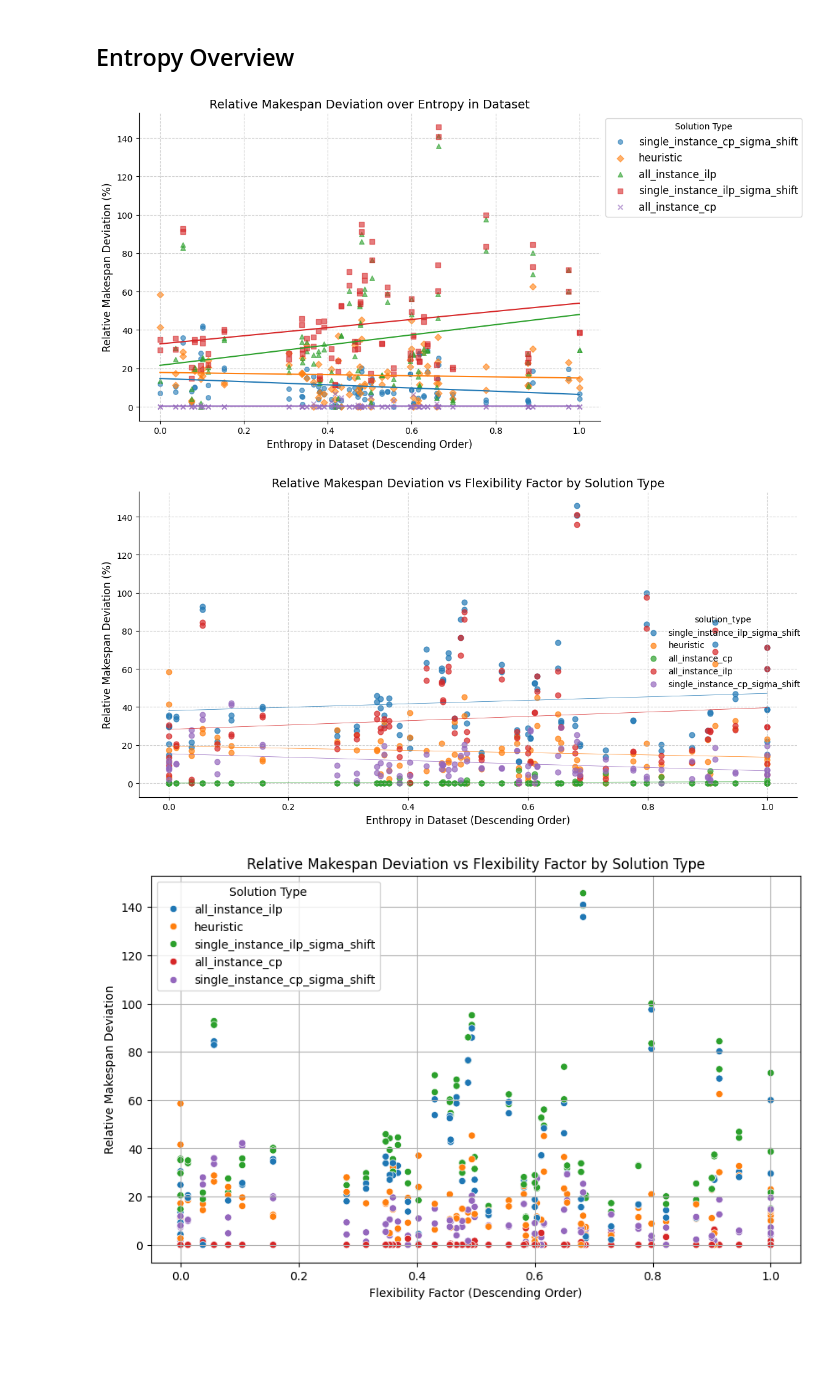
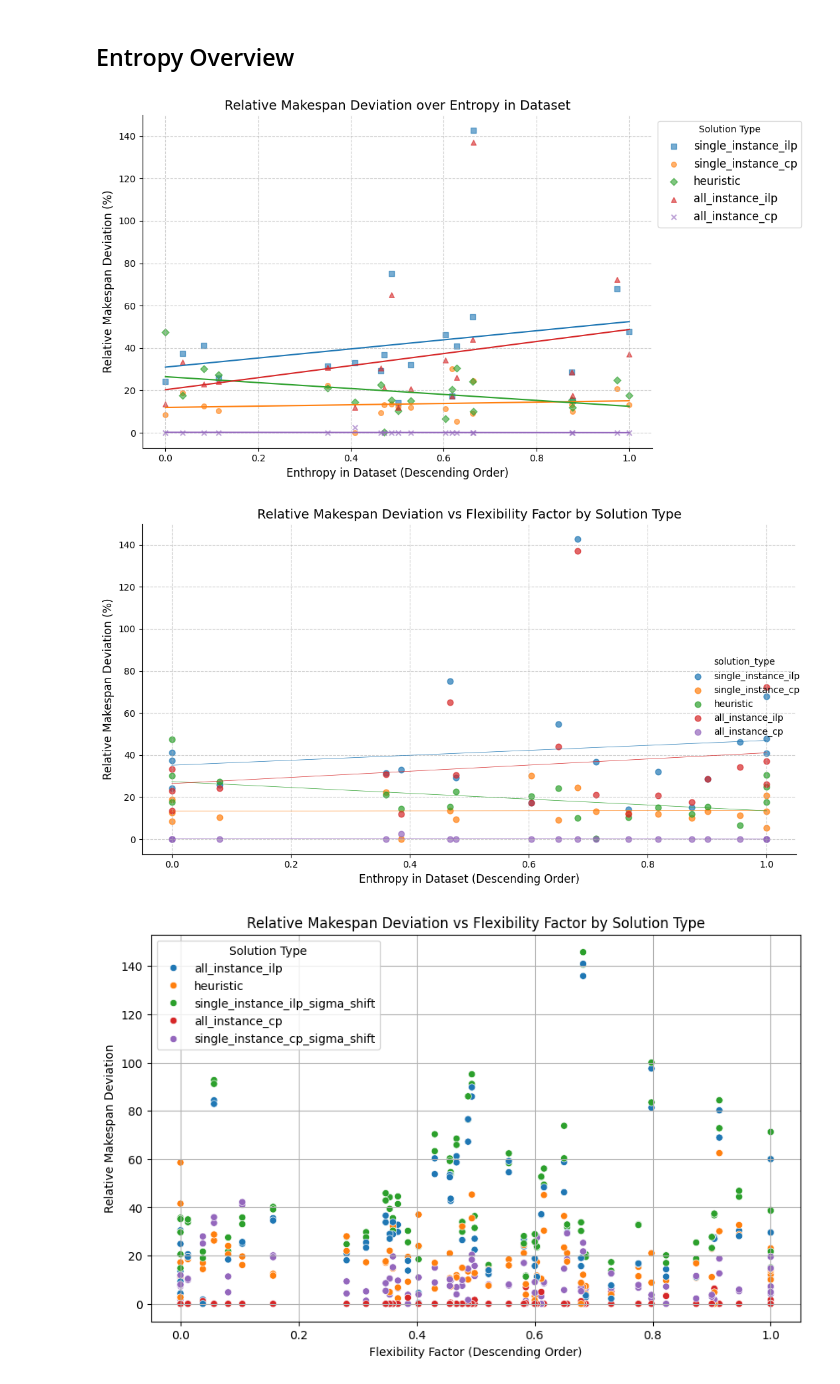
Before and after one commit to Schlixmann/ra_pst_py, a Jupyter notebook: evaluation.ipynb, the cells around one changed output. Drawn from its saved outputs; the diff is of its cells as text; code cells hidden in the pictures; blank space fills up the shorter version.

Commit message:
fix: docplex single schedule release times

```diff
--- a/evaluation.ipynb
+++ b/evaluation.ipynb
@@ -95,7 +95,7 @@ def pre_process_df(df:pd.DataFrame):
     df_shortened.set_index('index', inplace=True)
 
     # Get enthropy value
-    enthropy_df = df[df["solution_type"] == "single_instance_cp_sigma_shift"][["set_ident", 'tasks', "enthropy"]]
+    enthropy_df = df[df["solution_type"] == "single_instance_cp"][["set_ident", 'tasks', "enthropy"]]
     df = df.drop(columns=["enthropy"])
     # Normalize entropy for each config_name
     enthropy_df['normalized_entropy'] = enthropy_df[['tasks', "enthropy"]].groupby('tasks')['enthropy'].transform(lambda x: (x - x.min()) / (x.max() - x.min()))
@@ -105,7 +105,7 @@ def pre_process_df(df:pd.DataFrame):
     df_shortened.set_index('index', inplace=True)
 
     # Get parallelity value
-    parallelity_df = df[df["solution_type"] == "single_instance_cp_sigma_shift"][["set_ident", "parallelity"]]
+    parallelity_df = df[df["solution_type"] == "single_instance_cp"][["set_ident", "parallelity"]]
     parallelity_df['parallelity_norm'] = parallelity_df[["parallelity"]].transform(lambda x: (x - x.min()) / (x.max() - x.min()))
     df = df.drop(columns=["parallelity"])
     df_shortened.reset_index(inplace=True)
@@ -219,6 +247,6 @@ df_pivot
 testsets_to_load = ["testsets8", "testsets7", "testsets6"]
 base_folders=['10_instantArr', '20_instantArr', '30_instantArr']
 base_folders=['10_instantArr', '10_generated']
-data = load_evaluation_files( root_path = "testsets_random")
+data = load_evaluation_files( root_path = "testsets_random_paper_smaller")
 print(f"{len(data)} datasets loaded")
 # %% [output]
@@ -227,7 +255,7 @@ print(f"{len(data)} datasets loaded")
 # %%
-df, combined_solution_df = generate_pandas_df(data)
+df, combined_solution_df = generate_pandas_df(data, online=True)
 df_raw = pre_process_df(df)
-#df_raw
+df_raw
 # %% [output]
 A value is trying to be set on a copy of a slice from a DataFrame.
 Try using .loc[row_indexer,col_indexer] = value instead
@@ -557,38 +599,38 @@ visual_df = visual_df.sort_values(by='normalized_entropy_all', ascending=False)
 
 marker_dict = {
     "all_instance_cp": "x",
-    "single_instance_cp_sigma_shift": "o",
+    "single_instance_cp": "o",
     "heuristic": "D",
     "all_instance_ilp": "^",
-    "single_instance_ilp_sigma_shift": "s"
+    "single_instance_ilp": "s"
 }
 
 # Use sns.lmplot to create a scatterplot with trend lines for each solution_type
 plot =sns.lmplot(
     data=visual_df,
     x="normalized_entropy_all",
     y="relative_makespan_deviation",
     hue="solution_type",
     markers=[marker_dict[s] for s in visual_df["solution_type"].unique()],
     scatter_kws={'s': 30, 'alpha': 0.6},  # Customize scatter points
     line_kws={'linewidth': 1.5},  # Customize trend line
     ci=None,  # Disable confidence intervals
     height=6,  # Size of the plot
     aspect=1.5,  # Aspect ratio
 )
 
 # Add labels and title
 # Remove extra legends
 plot._legend.remove()
 plt.xlabel("Enthropy in Dataset (Descending Order)", fontsize=12)
 plt.ylabel("Relative Makespan Deviation (%)", fontsize=12)
 plt.title("Relative Makespan Deviation over Entropy in Dataset", fontsize=14)
 plt.legend(title="Solution Type", fontsize=12, loc='upper left', bbox_to_anchor=(1, 1))
 plt.grid(True, linestyle="--", alpha=0.6)
 plt.tight_layout()
 plt.show()
 # %% [output]
-[figure, old version]
+[figure, new version]
 # %%
 # Sort by normalized_entropy in descending order
 visual_df = visual_df.sort_values(by='normalized_entropy', ascending=False)
@@ -614,7 +656,7 @@ plt.grid(True, linestyle="--", alpha=0.6)
 plt.tight_layout()
 plt.show()
 # %% [output]
-[figure, old version]
+[figure, new version]
 # %%
 # Sort by flex_factor in descending order
 #visual_df
```
Also changed, not shown: parts of 34 cells of this notebook, 3 other files.
